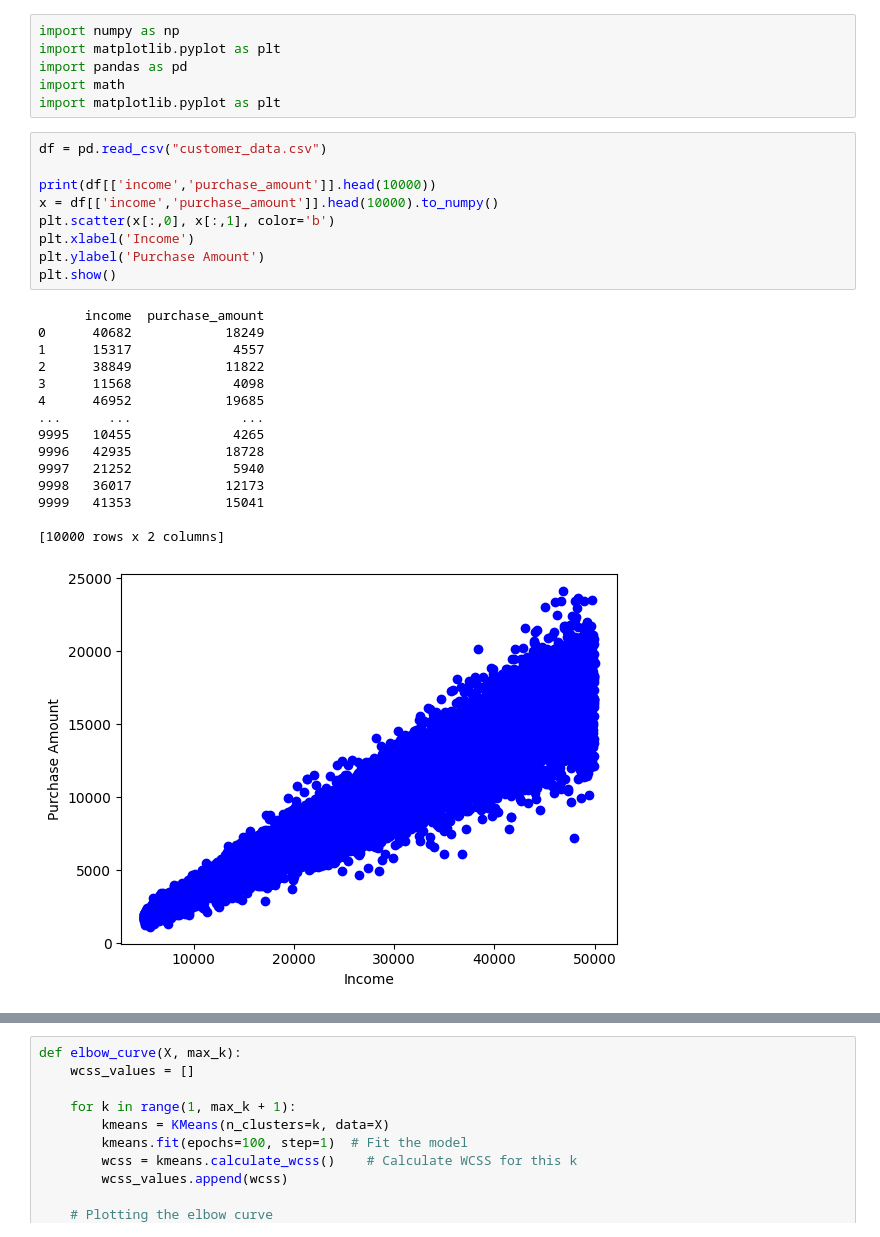
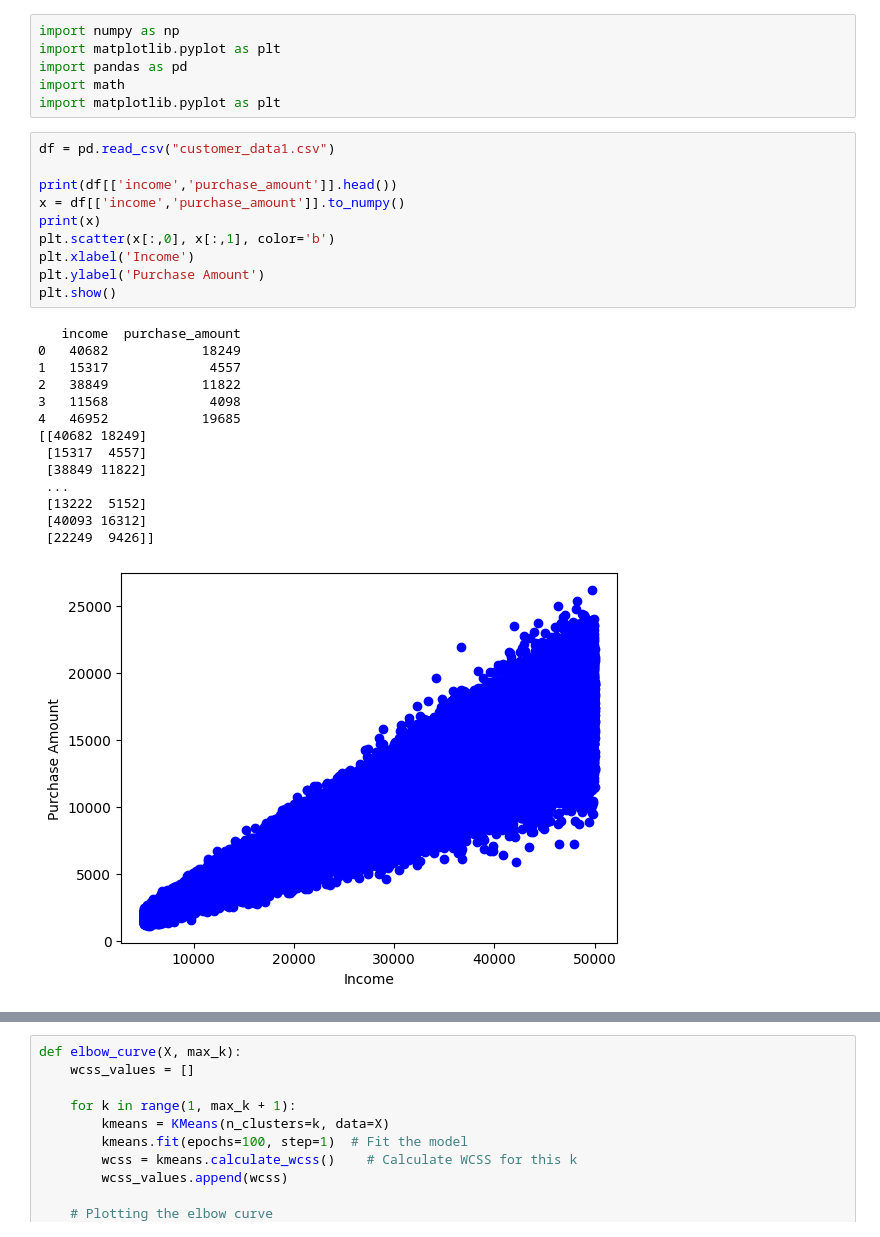
Before and after one commit to Hai204td/Kmeans, a Jupyter notebook: Kmeans/kmeans.ipynb, the cells around one changed output, grey strips where cells are left out. Drawn from its saved outputs; the diff is of its cells as text.

```diff
--- a/Kmeans/kmeans.ipynb
+++ b/Kmeans/kmeans.ipynb
@@ -27,27 +27,27 @@ import pandas as pd
 import math
 import matplotlib.pyplot as plt
 # %%
-df = pd.read_csv("customer_data.csv")
+df = pd.read_csv("customer_data1.csv")
 
-print(df[['income','purchase_amount']].head(10000))
-x = df[['income','purchase_amount']].head(10000).to_numpy()
+print(df[['income','purchase_amount']].head())
+x = df[['income','purchase_amount']].to_numpy()
+print(x)
 plt.scatter(x[:,0], x[:,1], color='b')
 plt.xlabel('Income')
 plt.ylabel('Purchase Amount')
 plt.show()
 # %% [output]
-      income  purchase_amount
-0      40682            18249
-1      15317             4557
-2      38849            11822
-3      11568             4098
-4      46952            19685
-...      ...              ...
-9995   10455             4265
-9996   42935            18728
-9997   21252             5940
-9998   36017            12173
-9999   41353            15041
-
-[10000 rows x 2 columns]
+   income  purchase_amount
+0   40682            18249
+1   15317             4557
+2   38849            11822
+3   11568             4098
+4   46952            19685
+[[40682 18249]
+ [15317  4557]
+ [38849 11822]
+ ...
+ [13222  5152]
+ [40093 16312]
+ [22249  9426]]
-[figure, old version]
+[figure, new version]
```
Also changed, not shown: parts of 6 cells of this notebook, 6 other files.
